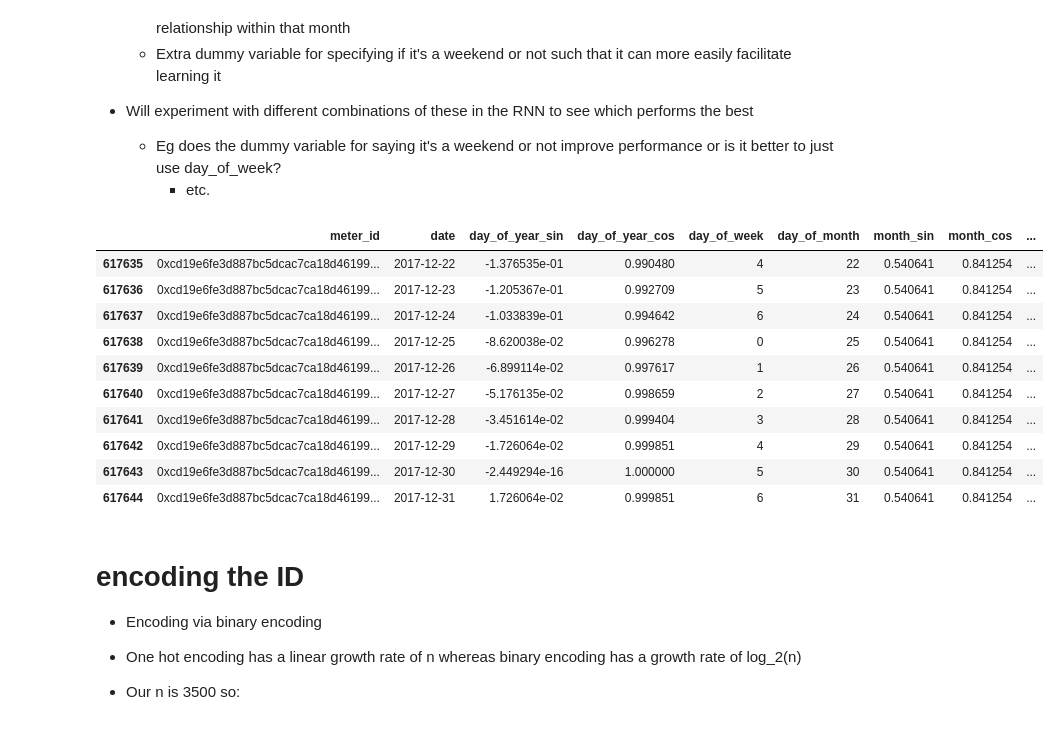
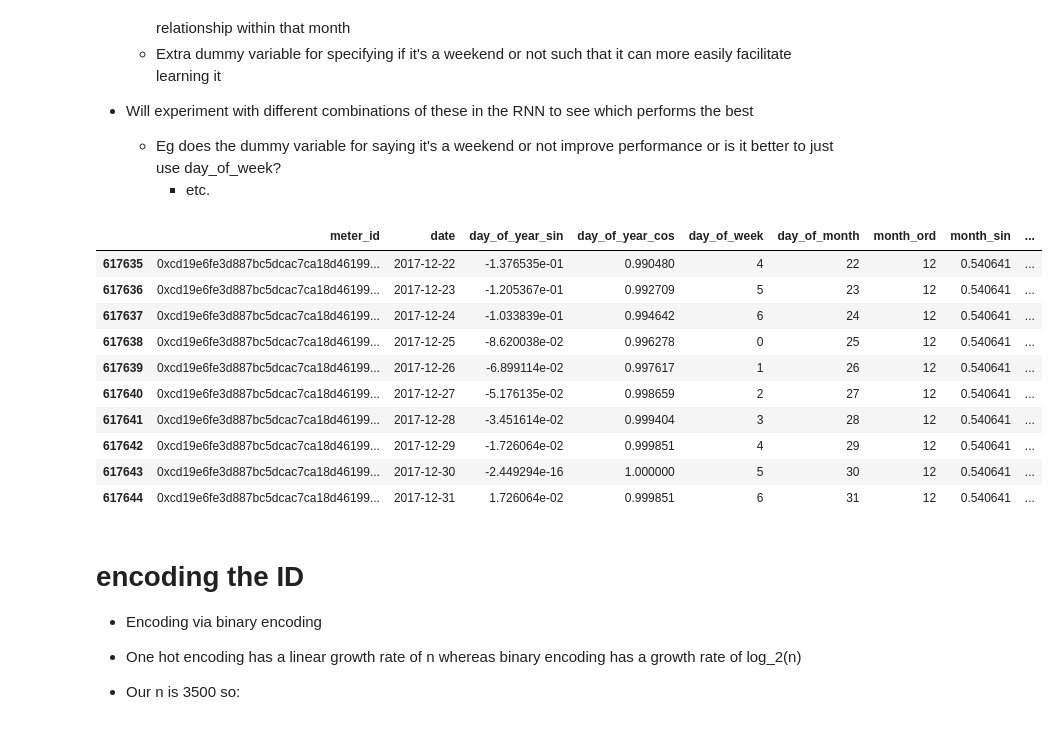
Before and after one commit to danielmusselwhite/UG_Dissertation_Energy_Forecasting, a Jupyter notebook: Src/Jupyter_Notebooks/3. Feature Engineering and Data Preparation.ipynb, the cells around one changed output. Drawn from its saved outputs; the diff is of its cells as text; code cells hidden in the pictures.

```diff
--- a/Src/Jupyter_Notebooks/3. Feature Engineering and Data Preparation.ipynb
+++ b/Src/Jupyter_Notebooks/3. Feature Engineering and Data Preparation.ipynb
@@ -408,45 +392,46 @@ df_energy_train_with_missing
         * etc.
 # %%
 #defining the new structure with the cyclically encoded date columns
-df_energy_train_with_dummies = pd.DataFrame(columns=['meter_id', 'date', 'day_of_year_sin', 'day_of_year_cos', 'day_of_week', 'day_of_month', 'month_sin', 'month_cos', 'is_weekend','energy_cluster', 'num_bedrooms', 'detached',
+df_energy_train_with_dummies = pd.DataFrame(columns=['meter_id', 'date', 'day_of_year_sin', 'day_of_year_cos', 'day_of_week', 'day_of_month', 'month_ord', 'month_sin', 'month_cos', 'is_weekend','energy_cluster', 'num_bedrooms', 'detached',
        'flat', 'semi_detached', 'terraced', 'energy n-7', 'energy n-6',
        'energy n-5', 'energy n-4', 'energy n-3', 'energy n-2', 'energy n-1',
        'meter_reading'], data=df_energy_train_with_missing)
 
 #cyclically encoding day of year
 day_of_year = df_energy_train_with_dummies["date"].dt.dayofyear.astype(int)
 df_energy_train_with_dummies["day_of_year_sin"] = np.sin(2 * np.pi * day_of_year/364.0)
 df_energy_train_with_dummies["day_of_year_cos"] = np.cos(2 * np.pi * day_of_year/364.0)
 
 #cyclically encoding month
 month = df_energy_train_with_dummies["date"].dt.month.astype(int)
+df_energy_train_with_dummies["month_ord"] = month
 df_energy_train_with_dummies["month_sin"] = np.sin(2 * np.pi * month/11.0)
 df_energy_train_with_dummies["month_cos"] = np.cos(2 * np.pi * month/11.0)
 
 #day of week not cyclically encoded as it exists within month
 df_energy_train_with_dummies["day_of_week"]  = df_energy_train_with_dummies["date"].dt.dayofweek.astype(int)
 
 #day of month not cyclically encoded as it exists within month
 df_energy_train_with_dummies["day_of_month"]  = df_energy_train_with_dummies["date"].dt.day.astype(int)
 
 #dummy variable for is_weekend
 df_energy_train_with_dummies["is_weekend"]=0
 df_energy_train_with_dummies.loc[df_energy_train_with_dummies.day_of_week>4, "is_weekend"] = 1
 
 # displaying the dataframe
 df_energy_train_with_dummies.tail(10)
 # %% [output]
-|  | meter_id | date | day_of_year_sin | day_of_year_cos | day_of_week | day_of_month | month_sin | month_cos | ... |
-| 617635 | 0xcd19e6fe3d887bc5dcac7ca18d46199... | 2017-12-22 | -1.376535e-01 | 0.990480 | 4 | 22 | 0.540641 | 0.841254 | ... |
-| 617636 | 0xcd19e6fe3d887bc5dcac7ca18d46199... | 2017-12-23 | -1.205367e-01 | 0.992709 | 5 | 23 | 0.540641 | 0.841254 | ... |
-| 617637 | 0xcd19e6fe3d887bc5dcac7ca18d46199... | 2017-12-24 | -1.033839e-01 | 0.994642 | 6 | 24 | 0.540641 | 0.841254 | ... |
-| 617638 | 0xcd19e6fe3d887bc5dcac7ca18d46199... | 2017-12-25 | -8.620038e-02 | 0.996278 | 0 | 25 | 0.540641 | 0.841254 | ... |
-| 617639 | 0xcd19e6fe3d887bc5dcac7ca18d46199... | 2017-12-26 | -6.899114e-02 | 0.997617 | 1 | 26 | 0.540641 | 0.841254 | ... |
-| 617640 | 0xcd19e6fe3d887bc5dcac7ca18d46199... | 2017-12-27 | -5.176135e-02 | 0.998659 | 2 | 27 | 0.540641 | 0.841254 | ... |
-| 617641 | 0xcd19e6fe3d887bc5dcac7ca18d46199... | 2017-12-28 | -3.451614e-02 | 0.999404 | 3 | 28 | 0.540641 | 0.841254 | ... |
-| 617642 | 0xcd19e6fe3d887bc5dcac7ca18d46199... | 2017-12-29 | -1.726064e-02 | 0.999851 | 4 | 29 | 0.540641 | 0.841254 | ... |
-| 617643 | 0xcd19e6fe3d887bc5dcac7ca18d46199... | 2017-12-30 | -2.449294e-16 | 1.000000 | 5 | 30 | 0.540641 | 0.841254 | ... |
-| 617644 | 0xcd19e6fe3d887bc5dcac7ca18d46199... | 2017-12-31 | 1.726064e-02 | 0.999851 | 6 | 31 | 0.540641 | 0.841254 | ... |
+|  | meter_id | date | day_of_year_sin | day_of_year_cos | day_of_week | day_of_month | month_ord | month_sin | ... |
+| 617635 | 0xcd19e6fe3d887bc5dcac7ca18d46199... | 2017-12-22 | -1.376535e-01 | 0.990480 | 4 | 22 | 12 | 0.540641 | ... |
+| 617636 | 0xcd19e6fe3d887bc5dcac7ca18d46199... | 2017-12-23 | -1.205367e-01 | 0.992709 | 5 | 23 | 12 | 0.540641 | ... |
+| 617637 | 0xcd19e6fe3d887bc5dcac7ca18d46199... | 2017-12-24 | -1.033839e-01 | 0.994642 | 6 | 24 | 12 | 0.540641 | ... |
+| 617638 | 0xcd19e6fe3d887bc5dcac7ca18d46199... | 2017-12-25 | -8.620038e-02 | 0.996278 | 0 | 25 | 12 | 0.540641 | ... |
+| 617639 | 0xcd19e6fe3d887bc5dcac7ca18d46199... | 2017-12-26 | -6.899114e-02 | 0.997617 | 1 | 26 | 12 | 0.540641 | ... |
+| 617640 | 0xcd19e6fe3d887bc5dcac7ca18d46199... | 2017-12-27 | -5.176135e-02 | 0.998659 | 2 | 27 | 12 | 0.540641 | ... |
+| 617641 | 0xcd19e6fe3d887bc5dcac7ca18d46199... | 2017-12-28 | -3.451614e-02 | 0.999404 | 3 | 28 | 12 | 0.540641 | ... |
+| 617642 | 0xcd19e6fe3d887bc5dcac7ca18d46199... | 2017-12-29 | -1.726064e-02 | 0.999851 | 4 | 29 | 12 | 0.540641 | ... |
+| 617643 | 0xcd19e6fe3d887bc5dcac7ca18d46199... | 2017-12-30 | -2.449294e-16 | 1.000000 | 5 | 30 | 12 | 0.540641 | ... |
+| 617644 | 0xcd19e6fe3d887bc5dcac7ca18d46199... | 2017-12-31 | 1.726064e-02 | 0.999851 | 6 | 31 | 12 | 0.540641 | ... |
 # %% [markdown]
 # encoding the ID
 * Encoding via binary encoding
```
Also changed, not shown: parts of 7 cells of this notebook, 3 other files.
